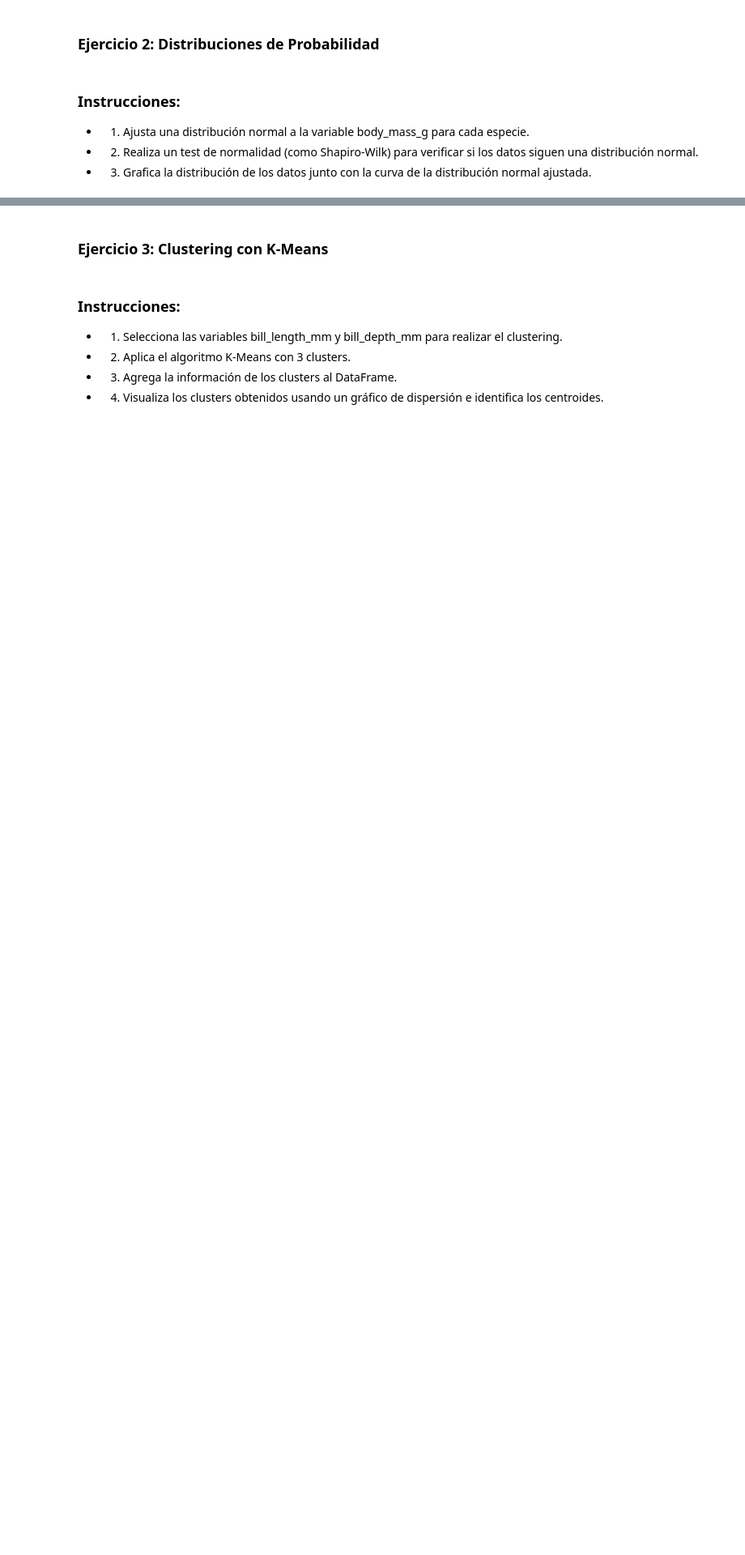
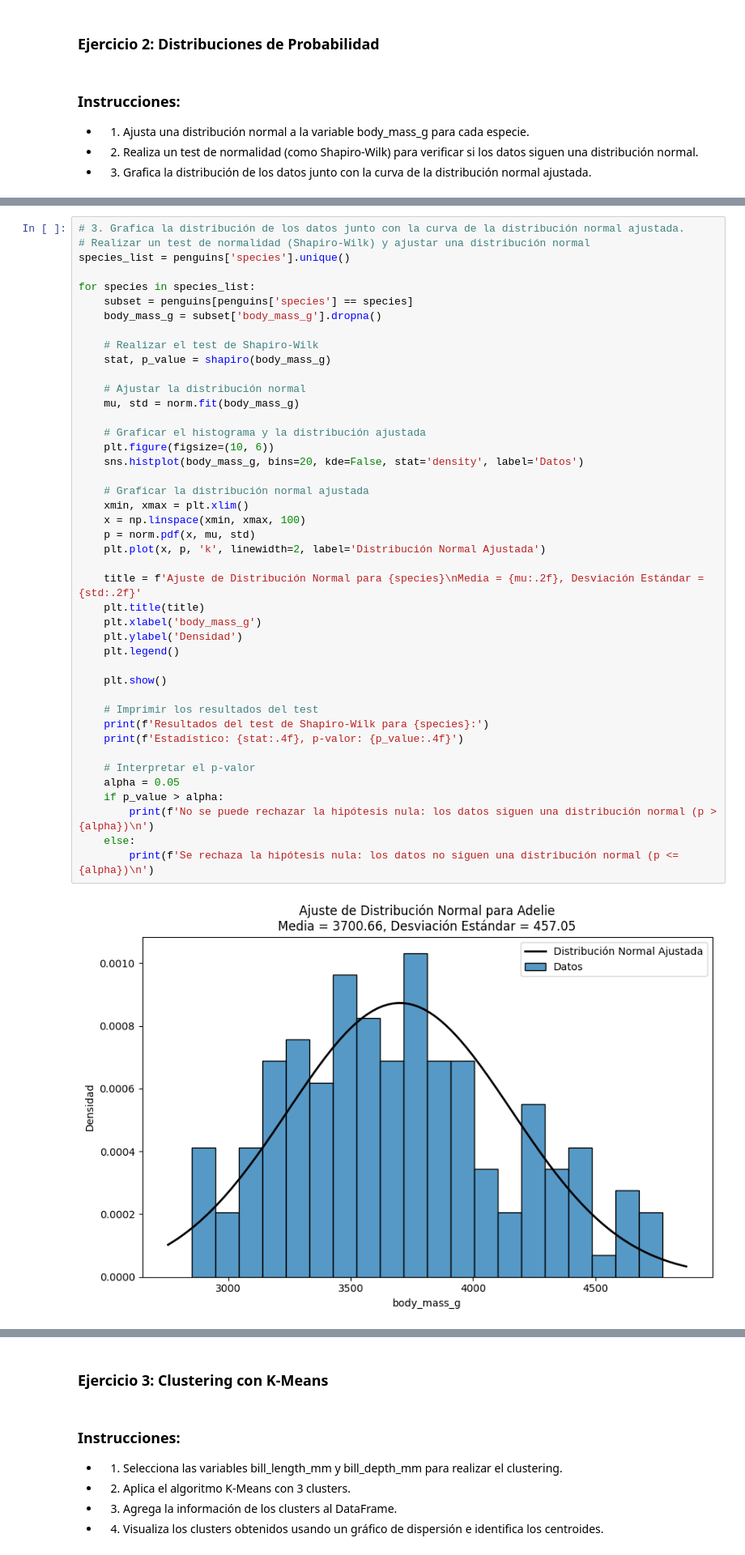
Before and after one commit to tucubanit0/Big-Data, a Jupyter notebook: procesamiento_datos/Actividad Práctica Análisis e.ipynb, the cells around one changed output, grey strips where cells are left out. Shown at 81% size. Saved outputs shown, nothing was run; the diff lists cells and outputs as text; blank space fills up the shorter version.

```diff
--- a/procesamiento_datos/Actividad Práctica Análisis e.ipynb
+++ b/procesamiento_datos/Actividad Práctica Análisis e.ipynb
@@ -45,0 +175,45 @@ learning.
+# %%
+# 3. Grafica la distribución de los datos junto con la curva de la distribución normal ajustada.
+# Realizar un test de normalidad (Shapiro-Wilk) y ajustar una distribución normal
+species_list = penguins['species'].unique()
+
+for species in species_list:
+    subset = penguins[penguins['species'] == species]
+    body_mass_g = subset['body_mass_g'].dropna()
+
+    # Realizar el test de Shapiro-Wilk
+    stat, p_value = shapiro(body_mass_g)
+
+    # Ajustar la distribución normal
+    mu, std = norm.fit(body_mass_g)
+
+    # Graficar el histograma y la distribución ajustada
+    plt.figure(figsize=(10, 6))
+    sns.histplot(body_mass_g, bins=20, kde=False, stat='density', label='Datos')
+
+    # Graficar la distribución normal ajustada
+    xmin, xmax = plt.xlim()
+    x = np.linspace(xmin, xmax, 100)
+    p = norm.pdf(x, mu, std)
+    plt.plot(x, p, 'k', linewidth=2, label='Distribución Normal Ajustada')
+
+    title = f'Ajuste de Distribución Normal para {species}\nMedia = {mu:.2f}, Desviación Estándar = {std:.2f}'
+    plt.title(title)
+    plt.xlabel('body_mass_g')
+    plt.ylabel('Densidad')
+    plt.legend()
+
+    plt.show()
+
+    # Imprimir los resultados del test
+    print(f'Resultados del test de Shapiro-Wilk para {species}:')
+    print(f'Estadístico: {stat:.4f}, p-valor: {p_value:.4f}')
+
+    # Interpretar el p-valor
+    alpha = 0.05
+    if p_value > alpha:
+        print(f'No se puede rechazar la hipótesis nula: los datos siguen una distribución normal (p > {alpha})\n')
+    else:
+        print(f'Se rechaza la hipótesis nula: los datos no siguen una distribución normal (p <= {alpha})\n')
+# %% [output]
+[figure, added]
```
Also changed, not shown: parts of 17 cells of this notebook.
